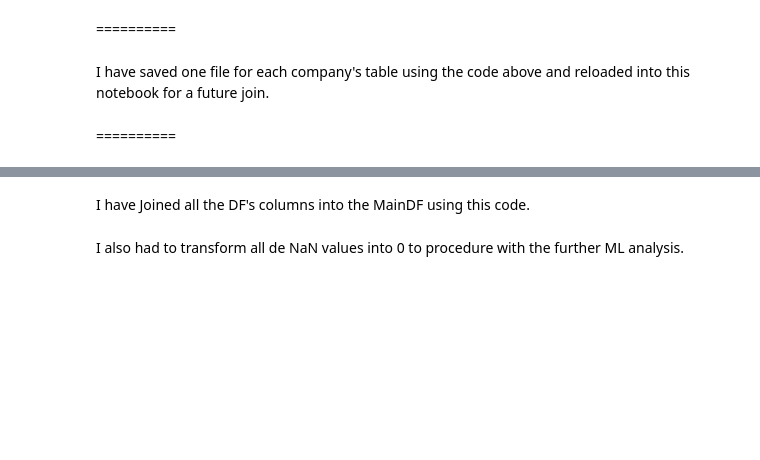
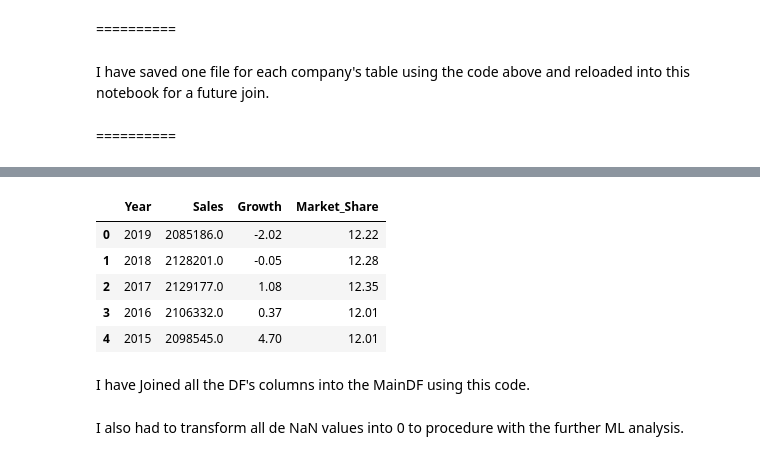
Before and after one commit to michelmendonca/US-Market-Data-Science-Growth-Estimator, a Jupyter notebook: Project1_Complete.ipynb, the cells around one changed output, grey strips where cells are left out. Drawn from its saved outputs; the diff is of its cells as text; code cells hidden in the pictures; blank space fills up the shorter version.

```diff
--- a/Project1_Complete.ipynb
+++ b/Project1_Complete.ipynb
@@ -87,6 +108,13 @@ gmData = pd.read_csv("gmUS.csv")
 # %%
 toyotaData = pd.read_csv("toyotaUS.csv")
-#toyotaData.head()
+toyotaData.head()
+# %% [output]
+|  | Year | Sales | Growth | Market_Share |
+| 0 | 2019 | 2085186.0 | -2.02 | 12.22 |
+| 1 | 2018 | 2128201.0 | -0.05 | 12.28 |
+| 2 | 2017 | 2129177.0 | 1.08 | 12.35 |
+| 3 | 2016 | 2106332.0 | 0.37 | 12.01 |
+| 4 | 2015 | 2098545.0 | 4.70 | 12.01 |
 # %%
 Heads = ['Year', 'Toyota_Sales', 'Toyota_Growth', 'Toyota_Market_Share']
 superDF = pd.read_csv("toyotaUS.csv", header=None, names = Heads)
```
Also changed, not shown: parts of 4 cells of this notebook.
